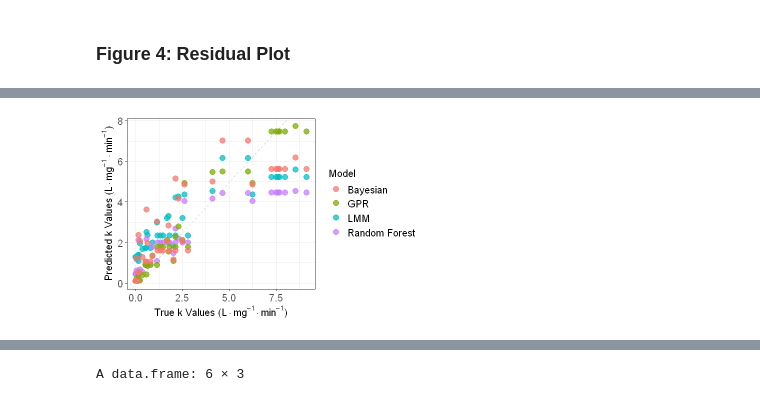
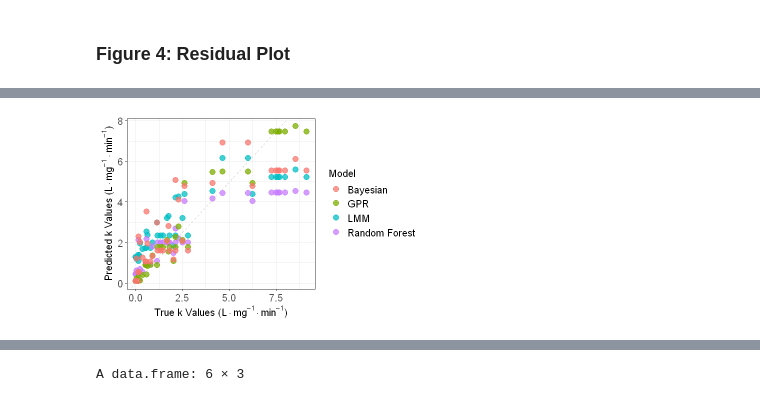
Before and after one commit to almabartholow/Virus-Inactivation-Analysis, a Jupyter notebook: Virus_Analysis.ipynb, the cells around one changed output, grey strips where cells are left out. Drawn from its saved outputs; the diff is of its cells as text; code cells hidden in the pictures.

```diff
--- a/Virus_Analysis.ipynb
+++ b/Virus_Analysis.ipynb
@@ -5769,8 +5818,8 @@ loo_lmer_r2 <- function(data, seed = 123) {
 
     # Predict for the held-out observation
     test_pred <- predict(lmer_fit, newdata = test_data, allow.new.levels = TRUE)
-
-    preds[i] <- test_pred
+    # Constrain predictions to be >= 0 (post-processing)
+    preds[i] <- pmax(test_pred, 0)
   }
 
   # Compute LOO-CV R²
@@ -5836,6 +5885,8 @@ loo_gpr_r2 <- function(data, seed = 123) {
     )
 
     preds[i] <- gpr_model_loo$predict(as.matrix(test_data[, c("pH", "Temperature")]))[1]
+    # Constrain predictions to be >= 0 (post-processing)
+    preds[i] <- pmax(preds[i], 0)
   }
 
   y_true <- data$Constant
@@ -5883,6 +5934,8 @@ cv_lmer_r2 <- function(model_formula, data, k = 5, seed = 123) {
 
     # Predict on test data
     y_pred <- predict(lmer_model_kfold, newdata = test_data, allow.new.levels = TRUE)
+    # Constrain predictions to be >= 0 (post-processing)
+    y_pred <- pmax(y_pred, 0)
     y_true <- test_data$Constant
 
     # Compute fold R²
@@ -5933,6 +5986,8 @@ cv_bayesian_r2_global <- function(model_formula, data, k = 5, seed = 123) {
 
     # Predict on the test set
     preds <- posterior_epred(bayes_model_kfold, newdata = test_data, allow_new_levels = TRUE)
+    # Constrain predictions to be >= 0 (post-processing)
+    preds <- pmax(preds, 0)
     y_pred <- colMeans(preds)  # Mean posterior prediction
     y_true <- test_data$Constant
 
@@ -6231,6 +6294,8 @@ get_predictions <- function(model, data, model_name) {
 
     # Get predictions from Bayesian model
     preds <- as.numeric(predict(model, newdata = new_conditions_lmm, re.form = NA ))
+    # Constrain predictions to be >= 0 (post-processing)
+    preds <- pmax(preds, 0)
   }
 
     # For Bayesian model
@@ -6240,20 +6305,25 @@ get_predictions <- function(model, data, model_name) {
     new_conditions_bayes <- data_for_bayesian %>% mutate( Paper = NA)
    # data_for_bayesian$Strain <- factor(data_for_bayesian$Strain)  # Ensure factor is kept if needed
 
-    # Get predictions from Bayesian model
-    preds <- apply(posterior_epred(model, newdata = new_conditions_bayes, allow_new_levels = TRUE),2,mean)
+    # Get predictions from Bayesian model (exclude random effects with re_formula = NA)
+    preds <- apply(posterior_epred(model, newdata = new_conditions_bayes, allow_new_levels = TRUE, re_formula = NA),2,mean)
+    # Constrain predictions to be >= 0 (post-processing)
+    preds <- pmax(preds, 0)
   }
 
 
     # For Random Forest
   if (model_name == "Random Forest") {
-    #data_for_rf_mixed <- data[, c("pH", "Temperature","StudyEffect_Intercept","StudyEffect_pH","StudyEffect_Temperature")]
-    #data_for_rf_crossed <- data[, c("pH", "Temperature","PaperEffect_Intercept")]
+
     data_for_rf_nonlinear <- data[, c("pH", "Temperature","pH_squared","Temperature_squared","StudyEffect_Intercept","StudyEffect_pH","StudyEffect_Temperature")]
-    #data_for_rf_mixed_2 <- data[, c("pH", "Temperature","StudyEffect","pH2","Temp2","interaction")]
-
-      new_conditions_rf <- data_for_rf_nonlinear %>% mutate( StudyEffect_Intercept = 0) %>% mutate( StudyEffect_pH = 0)%>% mutate( StudyEffect_Temperature = 0)
-    preds <- predict(model, new_conditions_rf)$predictions
+    # Set study effects to 0 to exclude paper/study effects
+    data_for_rf_nonlinear <- data_for_rf_nonlinear %>%
+      mutate(StudyEffect_Intercept = 0,
+             StudyEffect_pH = 0,
+             StudyEffect_Temperature = 0)
+    preds <- predict(model, data_for_rf_nonlinear)$predictions
+    # Constrain predictions to be >= 0 (post-processing)
+    preds <- pmax(preds, 0)
   }
   # For GPR (assuming use of GauPro package)
   if (model_name == "GPR") {
@@ -6262,37 +6332,39 @@ get_predictions <- function(model, data, model_name) {
     # Prediction for GPR model
     #preds <- predict(model, as.matrix(data[, c("pH", "Temperature")]))
     preds <- predict(model, as.matrix(data[, c("pH", "Temperature")]))
-
+    # Constrain predictions to be >= 0 (post-processing)
+    preds <- pmax(preds, 0)
   }
 
 
   # Combine true values and predicted values in a data frame
   df <- data.frame(True = data$Constant, Predicted = preds, Model = model_name)
   return(df)
 }
 
 # Example usage for each model
 lmm_predictions <- get_predictions(M_best_subset, cl_lit, "LMM")
 bayesian_predictions <- get_predictions(bayes_model_2.2, cl_lit, "Bayesian")
 rf_predictions <- get_predictions(rf_nonlinear, cl_fit, "Random Forest")
-gpr_predictions <- get_predictions(gp_model_study, cl_fit, "GPR")
+gpr_predictions <- get_predictions(gp_model_no_paper, cl_fit, "GPR")
 
 
 # Combine all predictions into one data frame
 all_predictions <- rbind(lmm_predictions,rf_predictions, gpr_predictions, bayesian_predictions)
 
 options(repr.plot.width=5.5, repr.plot.height=3.5)
 # Plot true vs predicted values for all models
 Figure_4<- ggplot(all_predictions, aes(x = True, y = Predicted, color = Model)) +
   geom_point(size=3, alpha=0.75) +
   geom_abline(intercept = 0, slope = 1, linetype = "dashed", color = "gray") +  # Identity line
   labs(y = expression("Predicted k Values ("*L %.% mg^{-1} %.% min^{-1}*")"), x = expression("True k Values ("*L %.% mg^{-1} %.% min^{-1}*")"))+
   theme_minimal() +
   theme_bw()+
   theme(text = element_text(size = 12),axis.text = element_text(size = 12), legend.text = element_text(size = 12))
 Figure_4
+
 ggsave(filename = file.path(fig_dir, "Figure_4.png"), plot = Figure_4, width = 5, height = 3, dpi = 300)
 # %% [output]
-[figure, old version]
+[figure, new version]
 # %%
 get_predictions <- function(model, data, model_name) {
```
Also changed, not shown: parts of 47 cells of this notebook.
